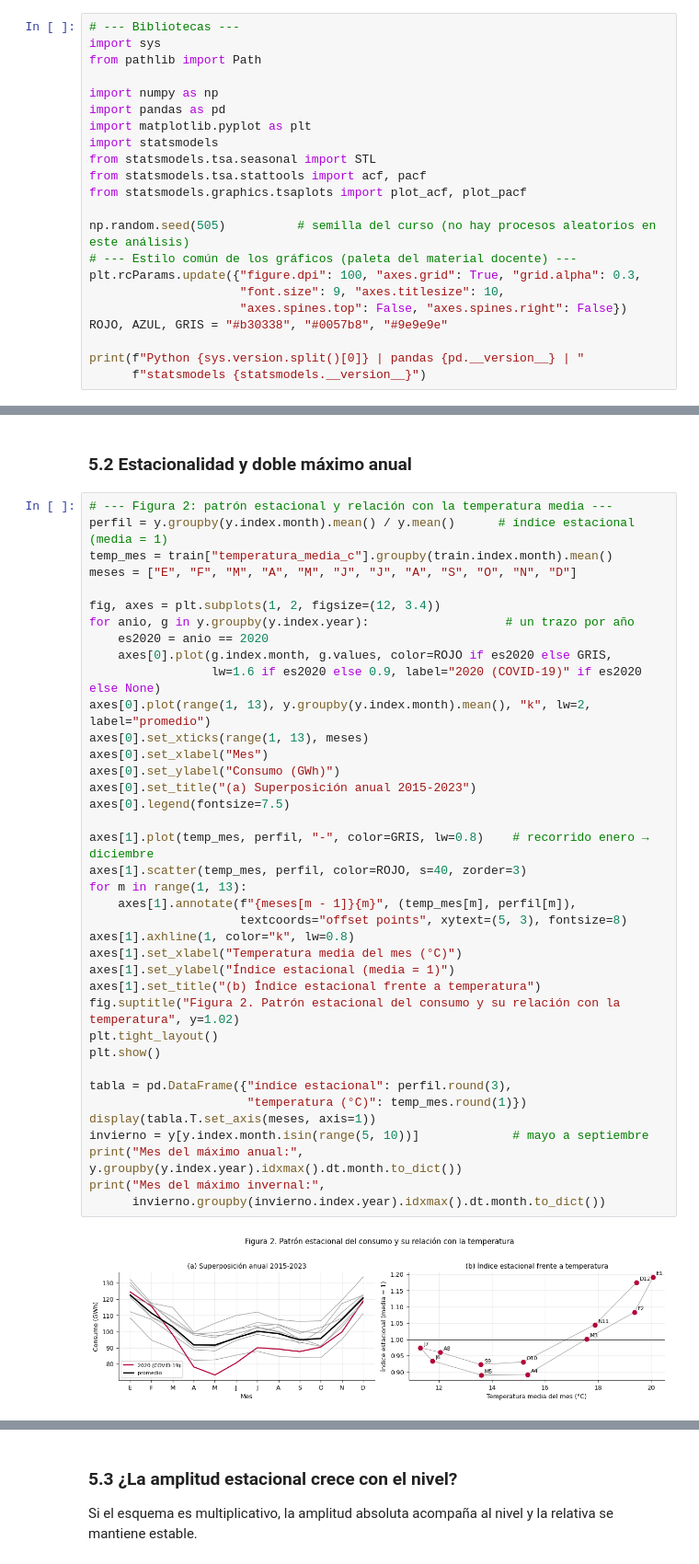
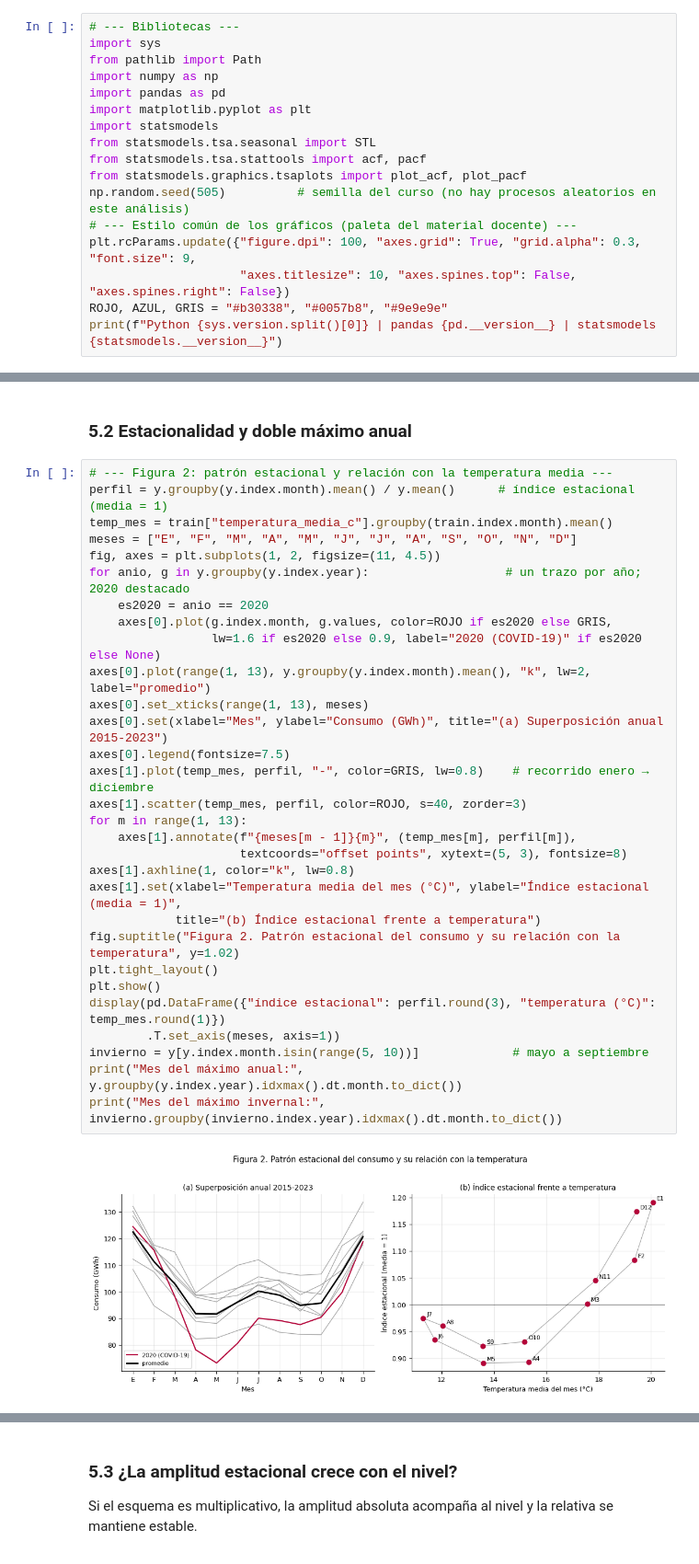
Before and after one commit to claudioalarconP/Analisis_de_serie_de_tiempo, a Jupyter notebook: notebooks/S1/mcdi505_S1CAlarcon.ipynb, the cells around one changed output, grey strips where cells are left out. Shown at 92% size. Drawn from its saved outputs; the diff is of its cells as text.

```diff
--- a/notebooks/S1/mcdi505_S1CAlarcon.ipynb
+++ b/notebooks/S1/mcdi505_S1CAlarcon.ipynb
@@ -29,7 +27,6 @@ Se usan `pandas`, `numpy`, `matplotlib` y `statsmodels` (Seabold y Perktold, 201
 # --- Bibliotecas ---
 import sys
 from pathlib import Path
-
 import numpy as np
 import pandas as pd
 import matplotlib.pyplot as plt
@@ -37,16 +34,12 @@ import statsmodels
 from statsmodels.tsa.seasonal import STL
 from statsmodels.tsa.stattools import acf, pacf
 from statsmodels.graphics.tsaplots import plot_acf, plot_pacf
-
 np.random.seed(505)          # semilla del curso (no hay procesos aleatorios en este análisis)
 # --- Estilo común de los gráficos (paleta del material docente) ---
-plt.rcParams.update({"figure.dpi": 100, "axes.grid": True, "grid.alpha": 0.3,
-                     "font.size": 9, "axes.titlesize": 10,
-                     "axes.spines.top": False, "axes.spines.right": False})
+plt.rcParams.update({"figure.dpi": 100, "axes.grid": True, "grid.alpha": 0.3, "font.size": 9,
+                     "axes.titlesize": 10, "axes.spines.top": False, "axes.spines.right": False})
 ROJO, AZUL, GRIS = "#b30338", "#0057b8", "#9e9e9e"
-
-print(f"Python {sys.version.split()[0]} | pandas {pd.__version__} | "
-      f"statsmodels {statsmodels.__version__}")
+print(f"Python {sys.version.split()[0]} | pandas {pd.__version__} | statsmodels {statsmodels.__version__}")
 # %% [output]
 Python 3.12.5 | pandas 3.0.3 | statsmodels 0.14.6
 # %% [markdown]
@@ -313,43 +236,35 @@ Se adopta como ventana **marzo de 2020 a diciembre de 2021**, coherente con los
 # %%
 # --- Figura 2: patrón estacional y relación con la temperatura media ---
 perfil = y.groupby(y.index.month).mean() / y.mean()      # índice estacional (media = 1)
 temp_mes = train["temperatura_media_c"].groupby(train.index.month).mean()
 meses = ["E", "F", "M", "A", "M", "J", "J", "A", "S", "O", "N", "D"]
-
-fig, axes = plt.subplots(1, 2, figsize=(12, 3.4))
-for anio, g in y.groupby(y.index.year):                   # un trazo por año
+fig, axes = plt.subplots(1, 2, figsize=(11, 4.5))
+for anio, g in y.groupby(y.index.year):                   # un trazo por año; 2020 destacado
     es2020 = anio == 2020
     axes[0].plot(g.index.month, g.values, color=ROJO if es2020 else GRIS,
                  lw=1.6 if es2020 else 0.9, label="2020 (COVID-19)" if es2020 else None)
 axes[0].plot(range(1, 13), y.groupby(y.index.month).mean(), "k", lw=2, label="promedio")
 axes[0].set_xticks(range(1, 13), meses)
-axes[0].set_xlabel("Mes")
-axes[0].set_ylabel("Consumo (GWh)")
-axes[0].set_title("(a) Superposición anual 2015-2023")
+axes[0].set(xlabel="Mes", ylabel="Consumo (GWh)", title="(a) Superposición anual 2015-2023")
 axes[0].legend(fontsize=7.5)
-
 axes[1].plot(temp_mes, perfil, "-", color=GRIS, lw=0.8)    # recorrido enero → diciembre
 axes[1].scatter(temp_mes, perfil, color=ROJO, s=40, zorder=3)
 for m in range(1, 13):
     axes[1].annotate(f"{meses[m - 1]}{m}", (temp_mes[m], perfil[m]),
                      textcoords="offset points", xytext=(5, 3), fontsize=8)
 axes[1].axhline(1, color="k", lw=0.8)
-axes[1].set_xlabel("Temperatura media del mes (°C)")
-axes[1].set_ylabel("Índice estacional (media = 1)")
-axes[1].set_title("(b) Índice estacional frente a temperatura")
+axes[1].set(xlabel="Temperatura media del mes (°C)", ylabel="Índice estacional (media = 1)",
+            title="(b) Índice estacional frente a temperatura")
 fig.suptitle("Figura 2. Patrón estacional del consumo y su relación con la temperatura", y=1.02)
 plt.tight_layout()
 plt.show()
-
-tabla = pd.DataFrame({"índice estacional": perfil.round(3),
-                      "temperatura (°C)": temp_mes.round(1)})
-display(tabla.T.set_axis(meses, axis=1))
+display(pd.DataFrame({"índice estacional": perfil.round(3), "temperatura (°C)": temp_mes.round(1)})
+        .T.set_axis(meses, axis=1))
 invierno = y[y.index.month.isin(range(5, 10))]             # mayo a septiembre
 print("Mes del máximo anual:", y.groupby(y.index.year).idxmax().dt.month.to_dict())
-print("Mes del máximo invernal:",
-      invierno.groupby(invierno.index.year).idxmax().dt.month.to_dict())
+print("Mes del máximo invernal:", invierno.groupby(invierno.index.year).idxmax().dt.month.to_dict())
 # %% [output]
-[figure, old version]
+[figure, new version]
 |  | E | F | M | A | M | J | J | A | S | O | N | ... |
 | índice estacional | 1.191 | 1.083 | 1.001 | 0.892 | 0.891 | 0.934 | 0.975 | 0.96 | 0.923 | 0.931 | 1.045 | ... |
 | temperatura (°C) | 20.100 | 19.400 | 17.600 | 15.300 | 13.600 | 11.700 | 11.300 | 12.10 | 13.600 | 15.200 | 17.900 | ... |
```
Also changed, not shown: parts of 33 cells of this notebook.
